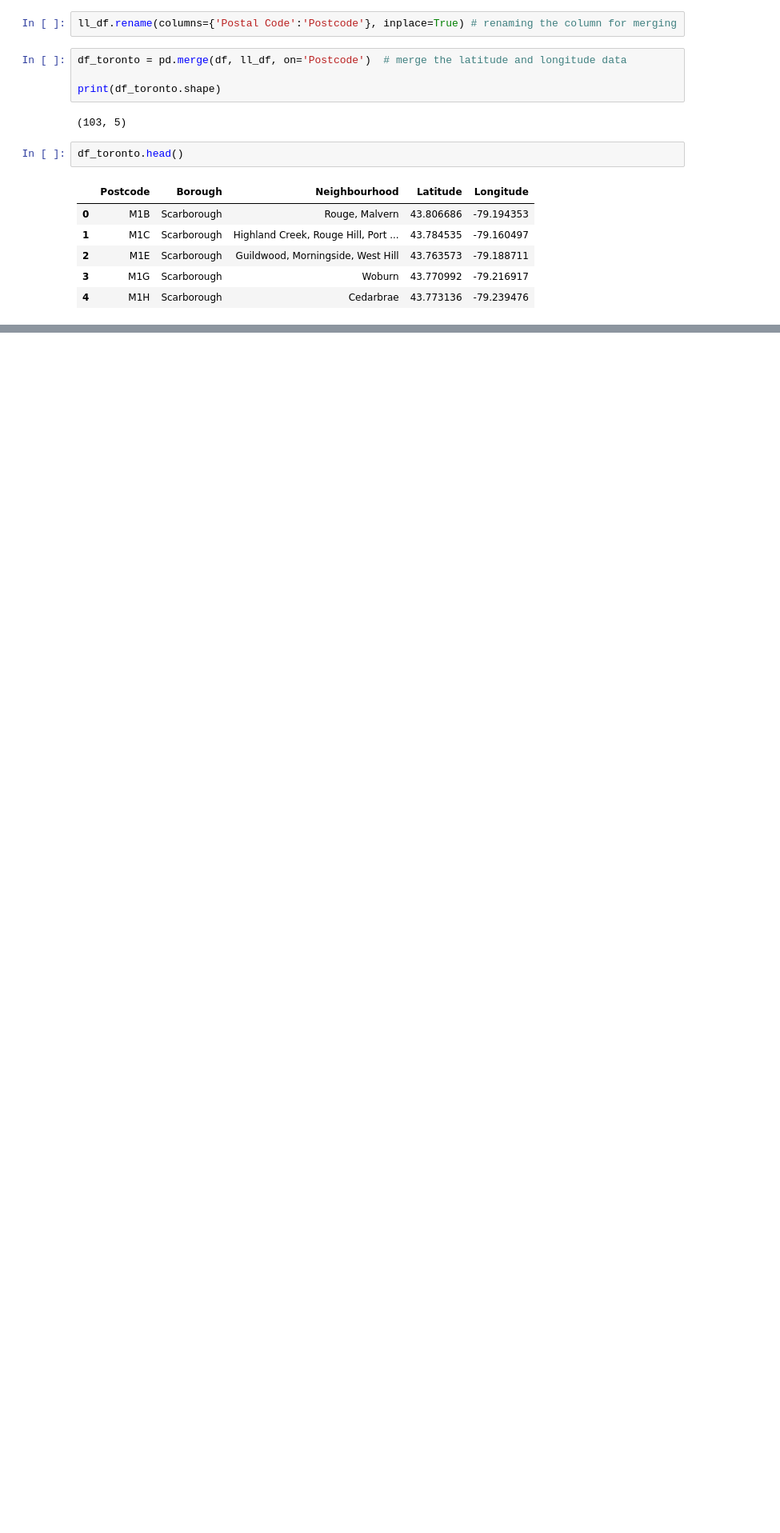
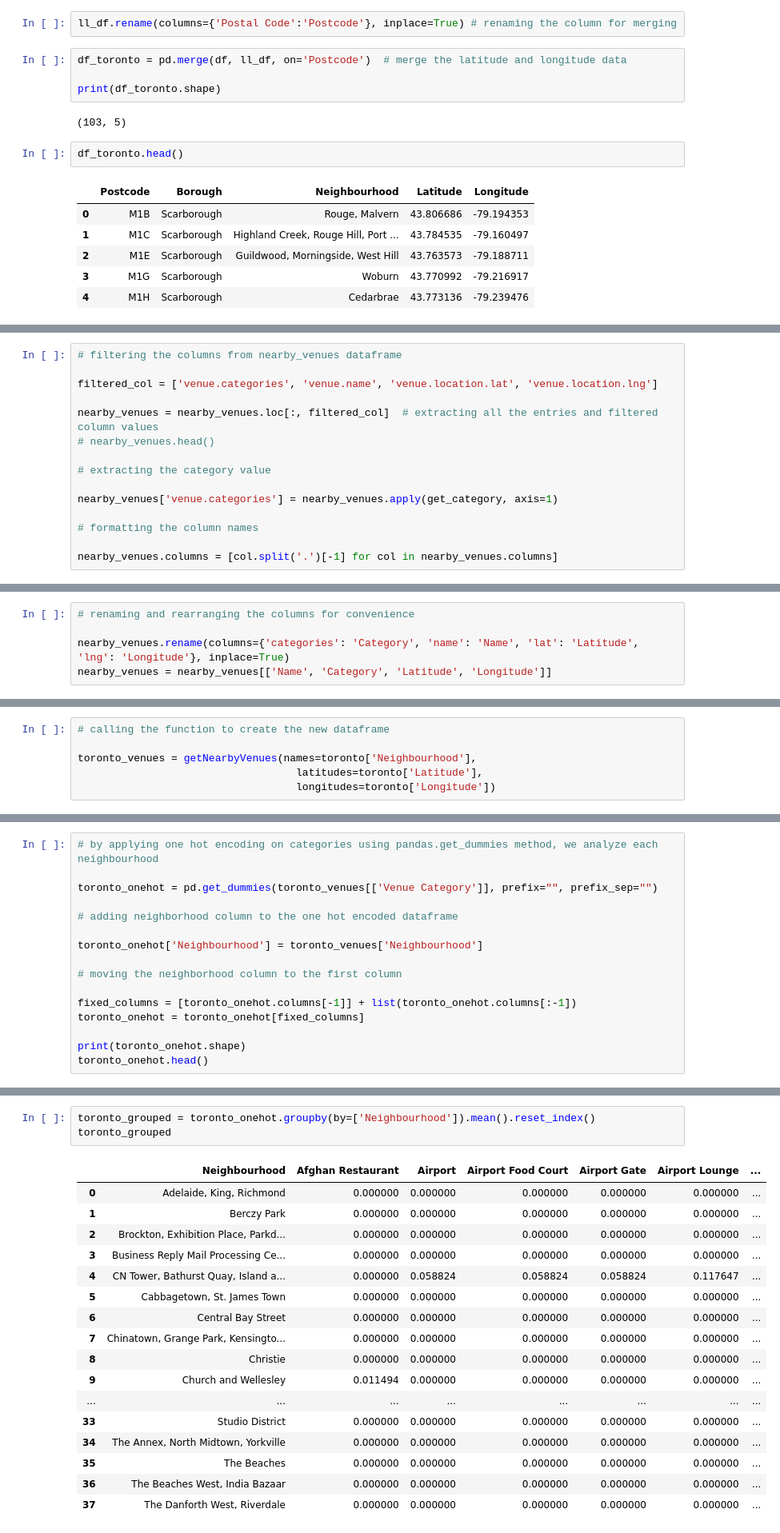
Before and after one commit to kavinthangaraj/Coursera_capstone, a Jupyter notebook: Toronto_data.ipynb, the cells around one changed output, grey strips where cells are left out. Shown at 80% size. Cells and saved outputs as stored; diff of their text form; blank space fills up the shorter version.

Commit message:
contains Toronto neighbourhood clusters based on common type of venues

```diff
--- a/Toronto_data.ipynb
+++ b/Toronto_data.ipynb
@@ -160,0 +346,15 @@ df_toronto.head()
+# %%
+# filtering the columns from nearby_venues dataframe
+
+filtered_col = ['venue.categories', 'venue.name', 'venue.location.lat', 'venue.location.lng']
+
+nearby_venues = nearby_venues.loc[:, filtered_col]  # extracting all the entries and filtered column values
+# nearby_venues.head()
+
+# extracting the category value
+
+nearby_venues['venue.categories'] = nearby_venues.apply(get_category, axis=1)
+
+# formatting the column names
+
+nearby_venues.columns = [col.split('.')[-1] for col in nearby_venues.columns]
@@ -160,0 +375,5 @@ df_toronto.head()
+# %%
+# renaming and rearranging the columns for convenience
+
+nearby_venues.rename(columns={'categories': 'Category', 'name': 'Name', 'lat': 'Latitude', 'lng': 'Longitude'}, inplace=True)
+nearby_venues = nearby_venues[['Name', 'Category', 'Latitude', 'Longitude']]
@@ -160,0 +431,6 @@ df_toronto.head()
+# %%
+# calling the function to create the new dataframe
+
+toronto_venues = getNearbyVenues(names=toronto['Neighbourhood'],
+                                   latitudes=toronto['Latitude'],
+                                   longitudes=toronto['Longitude'])
@@ -160,0 +503,16 @@ df_toronto.head()
+# %%
+# by applying one hot encoding on categories using pandas.get_dummies method, we analyze each neighbourhood
+
+toronto_onehot = pd.get_dummies(toronto_venues[['Venue Category']], prefix="", prefix_sep="")
+
+# adding neighborhood column to the one hot encoded dataframe
+
+toronto_onehot['Neighbourhood'] = toronto_venues['Neighbourhood']
+
+# moving the neighborhood column to the first column
+
+fixed_columns = [toronto_onehot.columns[-1]] + list(toronto_onehot.columns[:-1])
+toronto_onehot = toronto_onehot[fixed_columns]
+
+print(toronto_onehot.shape)
+toronto_onehot.head()
@@ -160,0 +529,21 @@ df_toronto.head()
+# %%
+toronto_grouped = toronto_onehot.groupby(by=['Neighbourhood']).mean().reset_index()
+toronto_grouped
+# %% [output]
+|  | Neighbourhood | Afghan Restaurant | Airport | Airport Food Court | Airport Gate | Airport Lounge | ... |
+| 0 | Adelaide, King, Richmond | 0.000000 | 0.000000 | 0.000000 | 0.000000 | 0.000000 | ... |
+| 1 | Berczy Park | 0.000000 | 0.000000 | 0.000000 | 0.000000 | 0.000000 | ... |
+| 2 | Brockton, Exhibition Place, Parkd... | 0.000000 | 0.000000 | 0.000000 | 0.000000 | 0.000000 | ... |
+| 3 | Business Reply Mail Processing Ce... | 0.000000 | 0.000000 | 0.000000 | 0.000000 | 0.000000 | ... |
+| 4 | CN Tower, Bathurst Quay, Island a... | 0.000000 | 0.058824 | 0.058824 | 0.058824 | 0.117647 | ... |
+| 5 | Cabbagetown, St. James Town | 0.000000 | 0.000000 | 0.000000 | 0.000000 | 0.000000 | ... |
+| 6 | Central Bay Street | 0.000000 | 0.000000 | 0.000000 | 0.000000 | 0.000000 | ... |
+| 7 | Chinatown, Grange Park, Kensingto... | 0.000000 | 0.000000 | 0.000000 | 0.000000 | 0.000000 | ... |
+| 8 | Christie | 0.000000 | 0.000000 | 0.000000 | 0.000000 | 0.000000 | ... |
+| 9 | Church and Wellesley | 0.011494 | 0.000000 | 0.000000 | 0.000000 | 0.000000 | ... |
+| ... | ... | ... | ... | ... | ... | ... | ... |
+| 33 | Studio District | 0.000000 | 0.000000 | 0.000000 | 0.000000 | 0.000000 | ... |
+| 34 | The Annex, North Midtown, Yorkville | 0.000000 | 0.000000 | 0.000000 | 0.000000 | 0.000000 | ... |
+| 35 | The Beaches | 0.000000 | 0.000000 | 0.000000 | 0.000000 | 0.000000 | ... |
+| 36 | The Beaches West, India Bazaar | 0.000000 | 0.000000 | 0.000000 | 0.000000 | 0.000000 | ... |
+| 37 | The Danforth West, Riverdale | 0.000000 | 0.000000 | 0.000000 | 0.000000 | 0.000000 | ... |
```
Also changed, not shown: parts of 59 cells of this notebook.
